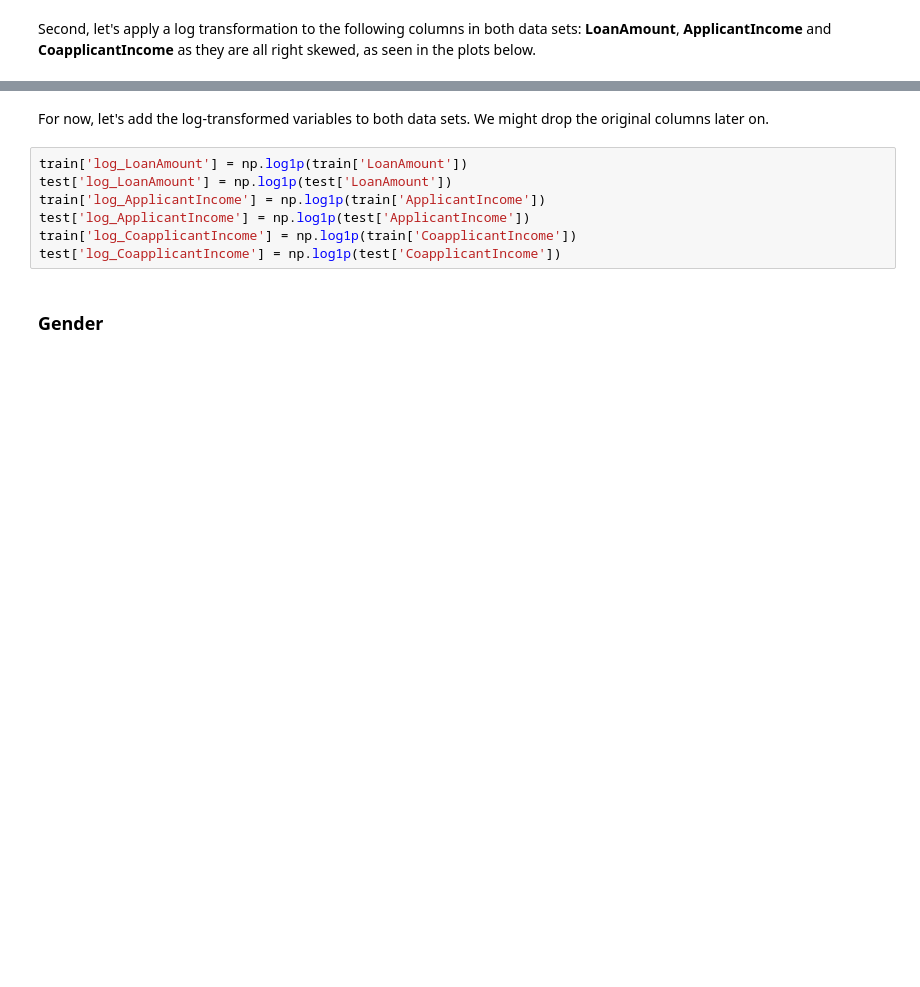
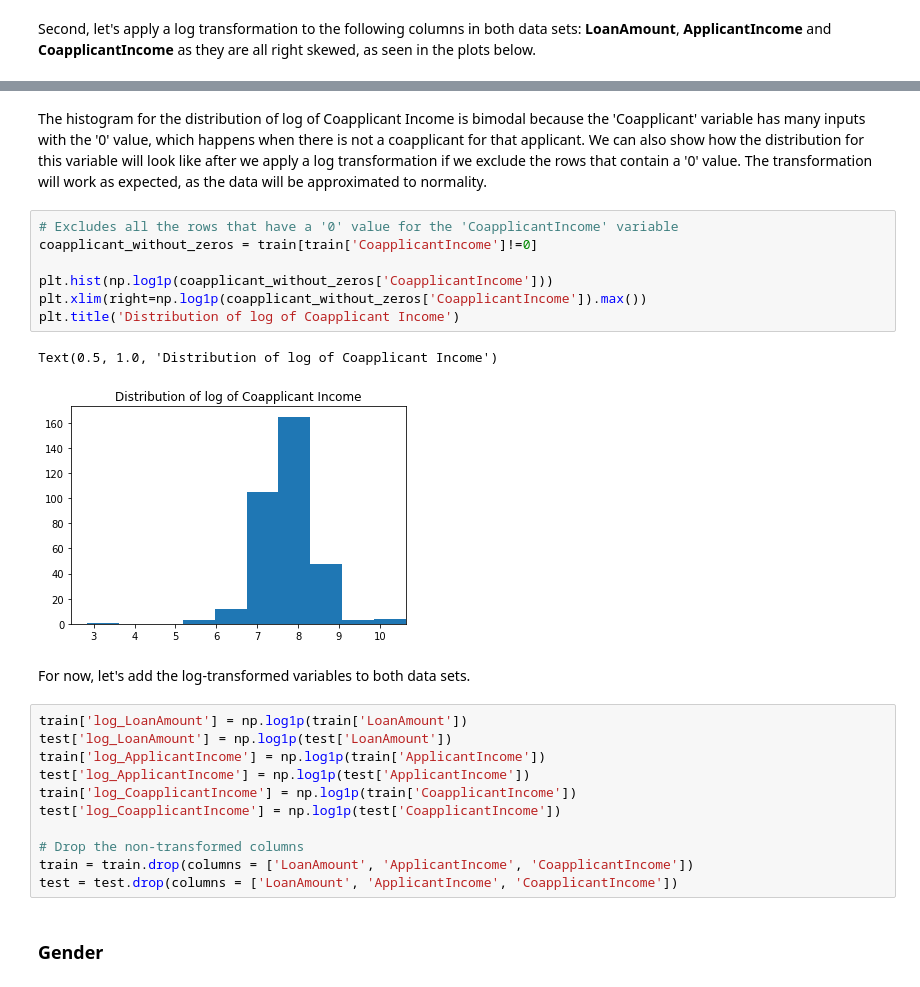
Before and after one commit to Buidex/loan_prediction_AnalyticsVidhya, a Jupyter notebook: Loan Prediction III - Analytics Vidhya.ipynb, the cells around one changed output, grey strips where cells are left out. Drawn from its saved outputs; the diff is of its cells as text; blank space fills up the shorter version.

```diff
--- a/Loan Prediction III - Analytics Vidhya.ipynb
+++ b/Loan Prediction III - Analytics Vidhya.ipynb
@@ -161,8 +225,22 @@ plt.tight_layout()
 plt.show()
 # %% [output]
 [figure]
+# %% [markdown]
+The histogram for the distribution of log of Coapplicant Income is bimodal because the 'Coapplicant' variable has many inputs with the '0' value, which happens when there is not a coapplicant for that applicant.
+We can also show how the distribution for this variable will look like after we apply a log transformation if we exclude the rows that contain a '0' value.
+The transformation will work as expected, as the data will be approximated to normality.
+# %%
+# Excludes all the rows that have a '0' value for the 'CoapplicantIncome' variable
+coapplicant_without_zeros = train[train['CoapplicantIncome']!=0]
+
+plt.hist(np.log1p(coapplicant_without_zeros['CoapplicantIncome']))
+plt.xlim(right=np.log1p(coapplicant_without_zeros['CoapplicantIncome']).max())
+plt.title('Distribution of log of Coapplicant Income')
+# %% [output]
+Text(0.5, 1.0, 'Distribution of log of Coapplicant Income')
+[figure, added]
 # %% [markdown]
-For now, let's add the log-transformed variables to both data sets. We might drop the original columns later on.
+For now, let's add the log-transformed variables to both data sets.
 # %%
 train['log_LoanAmount'] = np.log1p(train['LoanAmount'])
 test['log_LoanAmount'] = np.log1p(test['LoanAmount'])
@@ -170,6 +248,10 @@ train['log_ApplicantIncome'] = np.log1p(train['ApplicantIncome'])
 test['log_ApplicantIncome'] = np.log1p(test['ApplicantIncome'])
 train['log_CoapplicantIncome'] = np.log1p(train['CoapplicantIncome'])
 test['log_CoapplicantIncome'] = np.log1p(test['CoapplicantIncome'])
+
+# Drop the non-transformed columns
+train = train.drop(columns = ['LoanAmount', 'ApplicantIncome', 'CoapplicantIncome'])
+test = test.drop(columns = ['LoanAmount', 'ApplicantIncome', 'CoapplicantIncome'])
 # %% [markdown]
 ### Gender
 # %%
```
Also changed, not shown: parts of 35 cells of this notebook.
